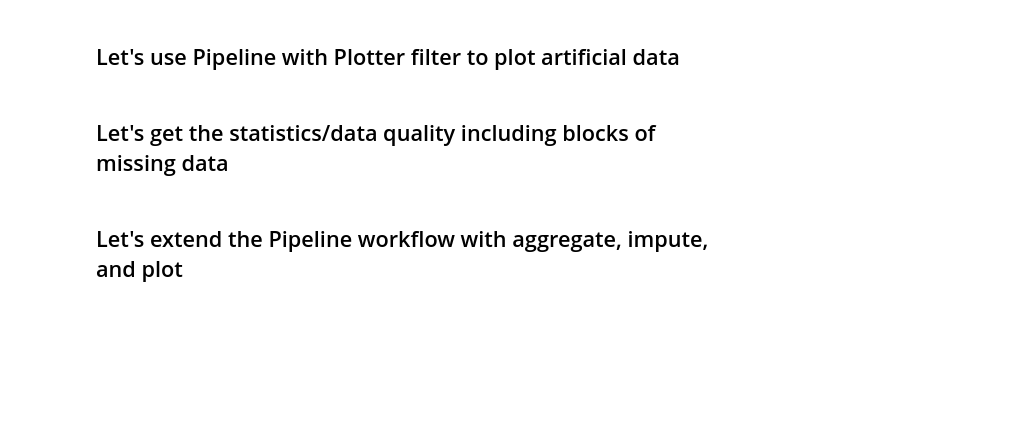
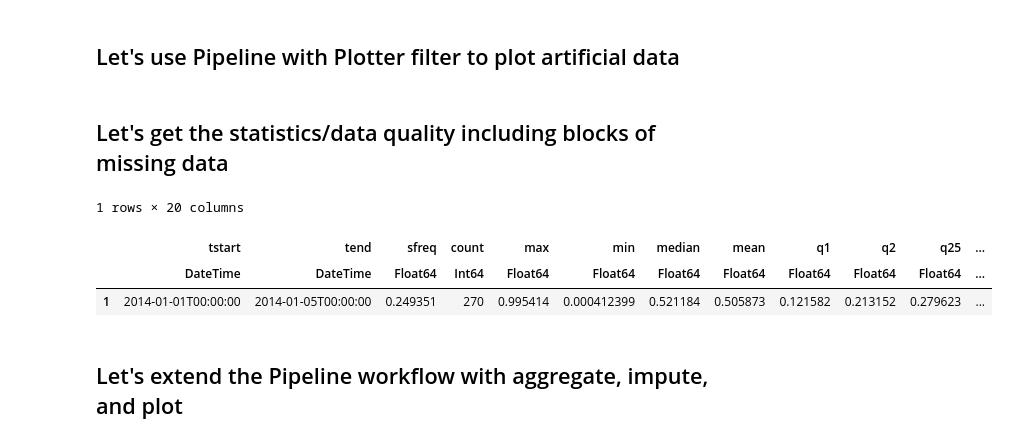
Before and after one commit to IBM/TSML.jl, a Jupyter notebook: docs/JuliaCon2019.jl.ipynb, the cells around one changed output. Drawn from its saved outputs; the diff is of its cells as text; code cells hidden in the pictures; blank space fills up the shorter version.

```diff
--- a/docs/JuliaCon2019.jl.ipynb
+++ b/docs/JuliaCon2019.jl.ipynb
@@ -56,15 +70,20 @@ transform!(mypipeline, df)
 # %% [markdown]
 ## Let's get the statistics/data quality including blocks of missing data
 # %%
-statfier = Statifier(Dict(:processmissing=>true))
+statfier = Statifier(Dict(:processmissing=>false))
 
 mypipeline = Pipeline(Dict(
   :transformers => [statfier]
  )
 )
 
 fit!(mypipeline, df)
 res = transform!(mypipeline, df)
+# %% [output]
+1 rows × 20 columns
+|  | tstart | tend | sfreq | count | max | min | median | mean | q1 | q2 | q25 | ... |
+|  | DateTime | DateTime | Float64 | Int64 | Float64 | Float64 | Float64 | Float64 | Float64 | Float64 | Float64 | ... |
+| 1 | 2014-01-01T00:00:00 | 2014-01-05T00:00:00 | 0.249351 | 270 | 0.995414 | 0.000412399 | 0.521184 | 0.505873 | 0.121582 | 0.213152 | 0.279623 | ... |
 # %% [markdown]
 ## Let's extend the Pipeline workflow with aggregate, impute, and plot
 # %%
```
Also changed, not shown: parts of 4 cells of this notebook, 4 other files.
